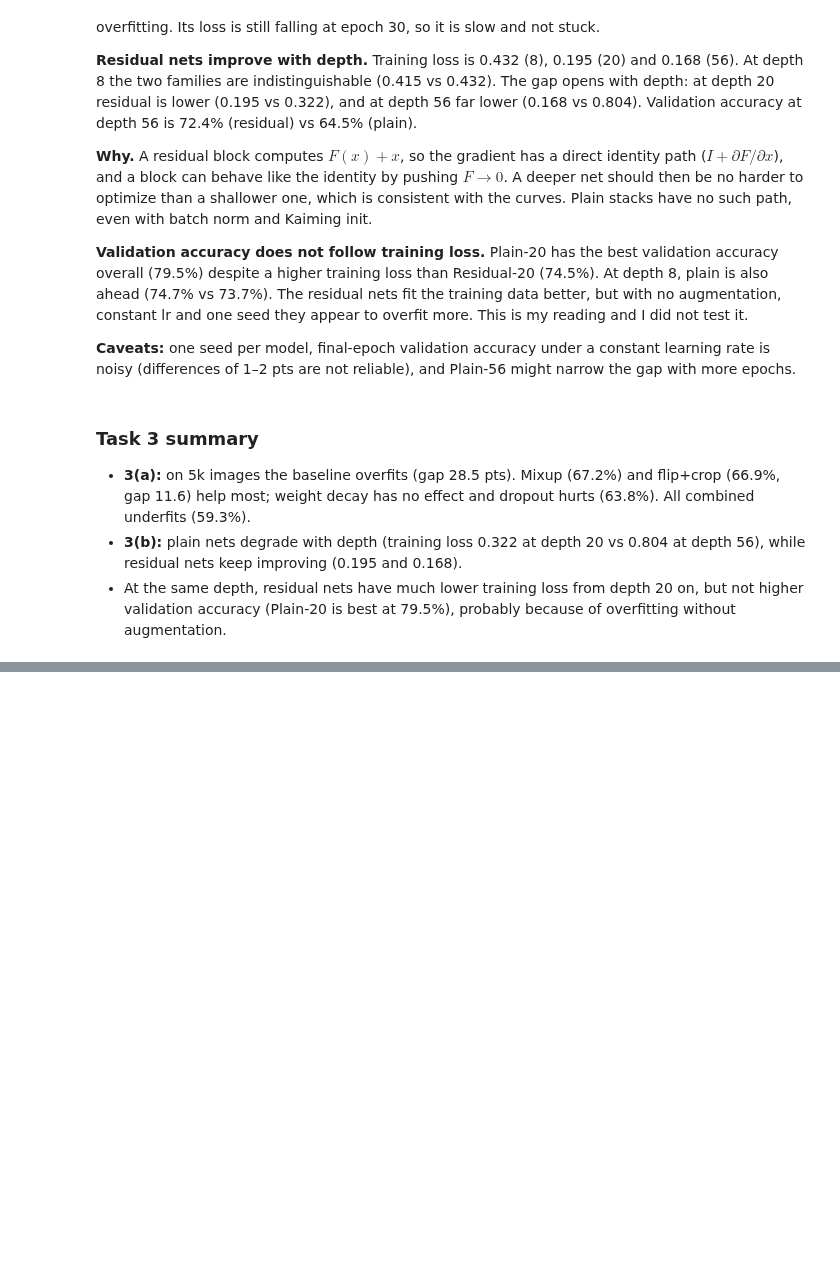
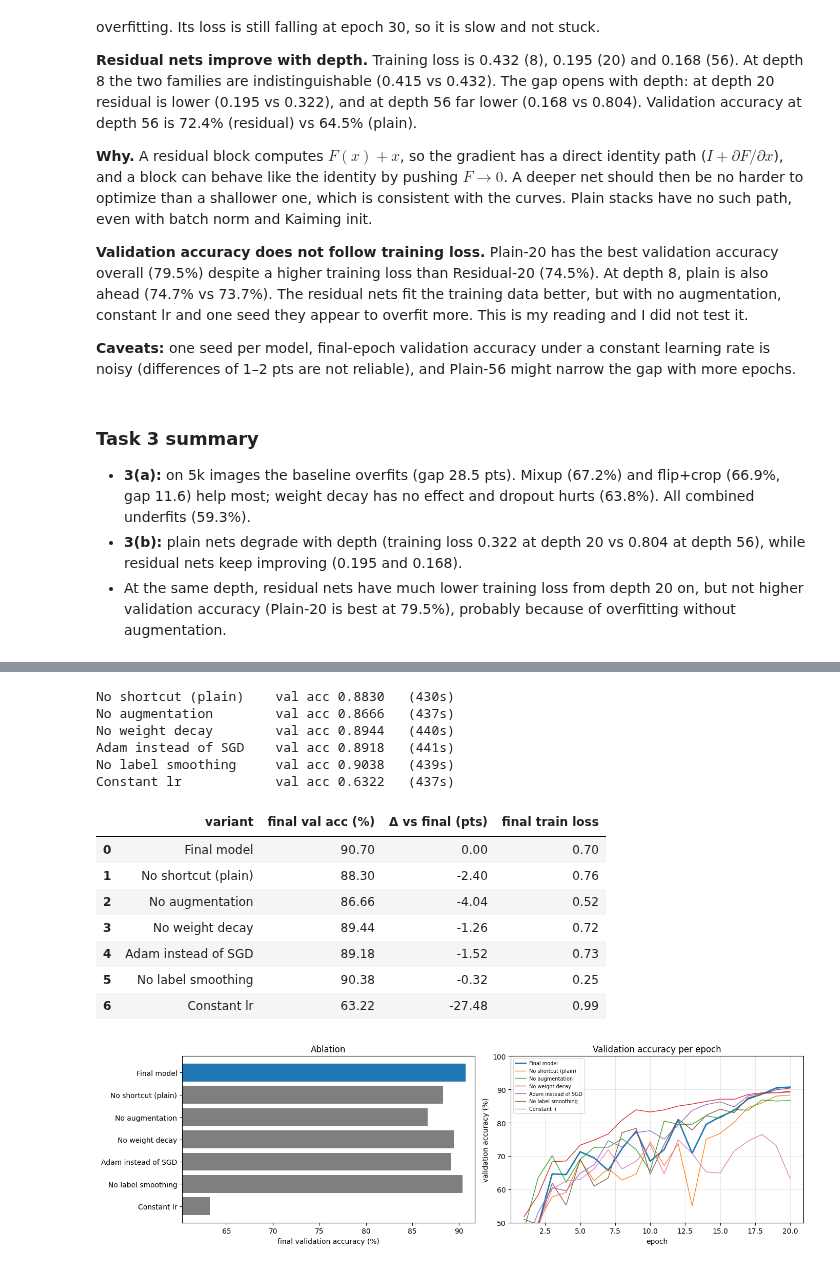
Before and after one commit to rivindu02/EN4554-Assignment-2-on-CNNs, a Jupyter notebook: EN4554_A2_CNNs.ipynb, the cells around one changed output, grey strips where cells are left out. Cells and saved outputs as stored; diff of their text form; code cells hidden in the pictures; blank space fills up the shorter version.

Commit message:
task 4 done

```diff
--- a/EN4554_A2_CNNs.ipynb
+++ b/EN4554_A2_CNNs.ipynb
@@ -1208,0 +1332,52 @@ Plain and residual nets of the same depth have identical parameter counts, so th
+# %%
+ABL = {
+    "Final model":           {},
+    "No shortcut (plain)":   dict(residual=False),
+    "No augmentation":       dict(aug="none"),
+    "No weight decay":       dict(wd=0.0),
+    "Adam instead of SGD":   dict(opt="adam"),
+    "No label smoothing":    dict(ls=0.0),
+    "Constant lr":           dict(sched="const"),
+}
+abl = {"Final model": tune[best_tag]}                     # reuse the tuned run
+for name, delta in ABL.items():
+    if name == "Final model": continue
+    t0 = time.time(); m, h = train_cfg({**FINAL, **delta}); del m
+    abl[name] = h
+    st = "DIVERGED" if h["diverged"] else f"val acc {h['val_acc'][-1]:.4f}"
+    print(f"{name:22s} {st}   ({time.time()-t0:.0f}s)")
+    json.dump({"tune": tune, "abl": abl}, open("task4_abl.json", "w"))
+# %% [output]
+No shortcut (plain)    val acc 0.8830   (430s)
+No augmentation        val acc 0.8666   (437s)
+No weight decay        val acc 0.8944   (440s)
+Adam instead of SGD    val acc 0.8918   (441s)
+No label smoothing     val acc 0.9038   (439s)
+Constant lr            val acc 0.6322   (437s)
+# %%
+base_acc = abl["Final model"]["val_acc"][-1] * 100
+rows = [{"variant": n, "final val acc (%)": (h["val_acc"][-1] * 100 if not h["diverged"] else float("nan")),
+         "Δ vs final (pts)": (h["val_acc"][-1] * 100 - base_acc if not h["diverged"] else float("nan")),
+         "final train loss": h["train_loss"][-1] if h["train_loss"] else float("nan")} for n, h in abl.items()]
+pd.set_option("display.float_format", lambda v: f"{v:.2f}")
+display(pd.DataFrame(rows))
+
+fig, ax = plt.subplots(1, 2, figsize=(14, 4.2))
+names = list(abl); accs = [abl[n]["val_acc"][-1] * 100 for n in names]
+ax[0].barh(names[::-1], accs[::-1], color=["tab:blue" if n == "Final model" else "tab:gray" for n in names[::-1]])
+ax[0].set(xlabel="final validation accuracy (%)", xlim=(min(accs) - 3, max(accs) + 1), title="Ablation")
+for n, h in abl.items():
+    ax[1].plot(range(1, len(h["val_acc"]) + 1), np.array(h["val_acc"]) * 100, label=n, lw=2 if n == "Final model" else 1)
+ax[1].set(xlabel="epoch", ylabel="validation accuracy (%)", ylim=(50, 100), title="Validation accuracy per epoch")
+ax[1].grid(alpha=0.3); ax[1].legend(fontsize=7)
+plt.tight_layout(); plt.show()
+# %% [output]
+|  | variant | final val acc (%) | Δ vs final (pts) | final train loss |
+| 0 | Final model | 90.70 | 0.00 | 0.70 |
+| 1 | No shortcut (plain) | 88.30 | -2.40 | 0.76 |
+| 2 | No augmentation | 86.66 | -4.04 | 0.52 |
+| 3 | No weight decay | 89.44 | -1.26 | 0.72 |
+| 4 | Adam instead of SGD | 89.18 | -1.52 | 0.73 |
+| 5 | No label smoothing | 90.38 | -0.32 | 0.25 |
+| 6 | Constant lr | 63.22 | -27.48 | 0.99 |
+[figure, added]
```
Also changed, not shown: parts of 26 cells of this notebook.
